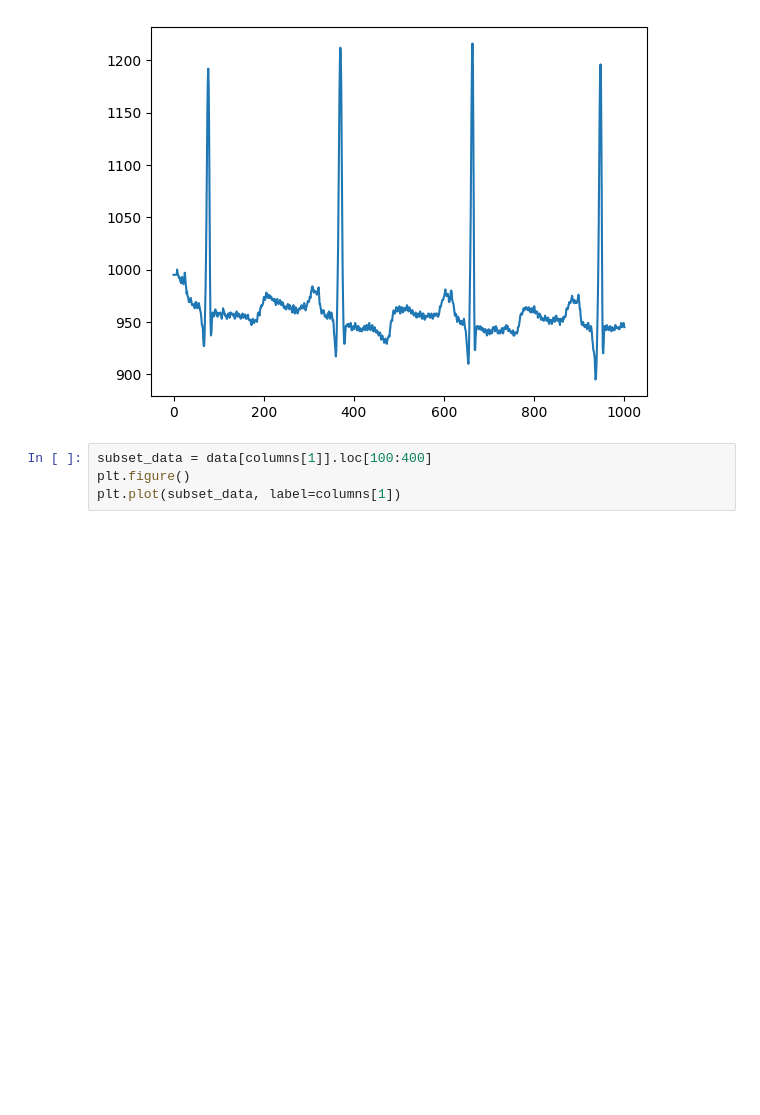
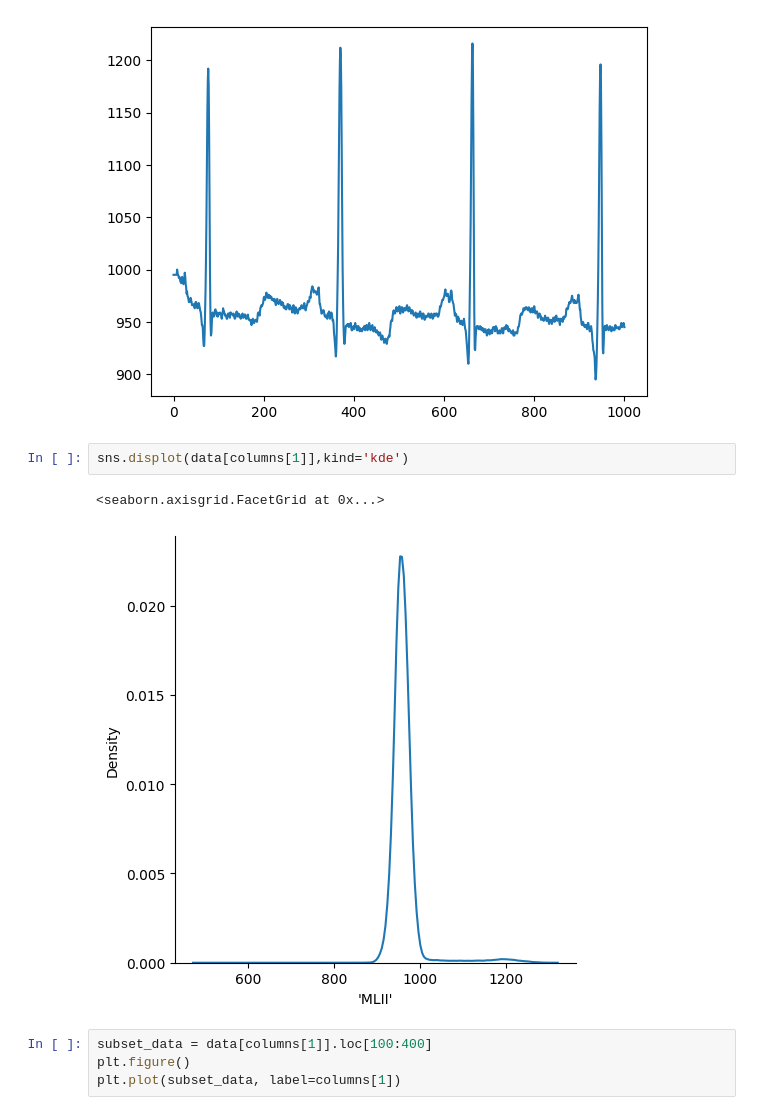
Before and after one commit to Bhavya418/timeseries, a Jupyter notebook: timeseries.ipynb, the cells around one changed output. Drawn from its saved outputs; the diff is of its cells as text; blank space fills up the shorter version.

```diff
--- a/timeseries.ipynb
+++ b/timeseries.ipynb
@@ -72,6 +73,11 @@ plt.plot(subset_data, label=columns[1])
 # %% [output]
 [<matplotlib.lines.Line2D at 0x...>]
 [figure]
+# %%
+sns.displot(data[columns[1]],kind='kde')
+# %% [output]
+<seaborn.axisgrid.FacetGrid at 0x...>
+[figure, added]
 # %%
 subset_data = data[columns[1]].loc[100:400]
 plt.figure()
```
Also changed, not shown: parts of 2 cells of this notebook.
